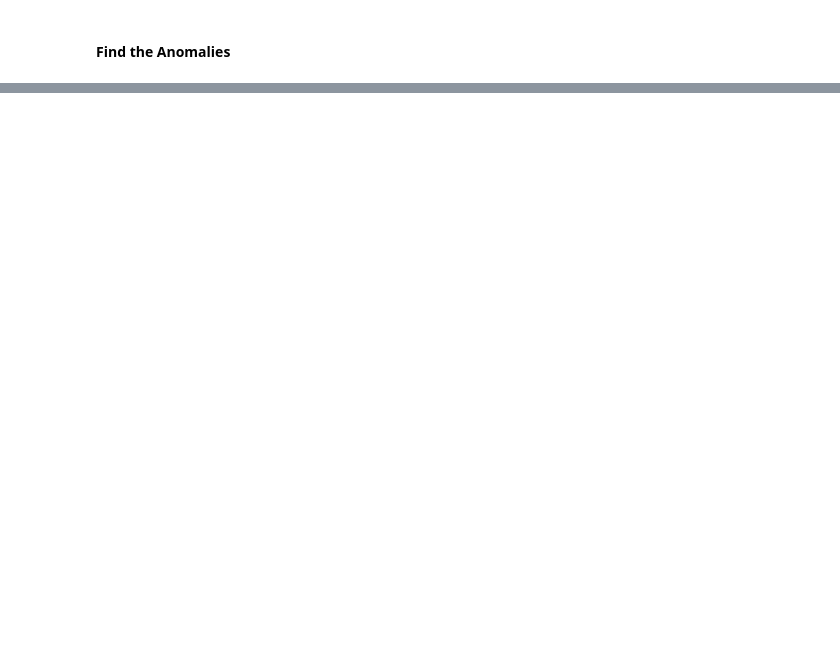
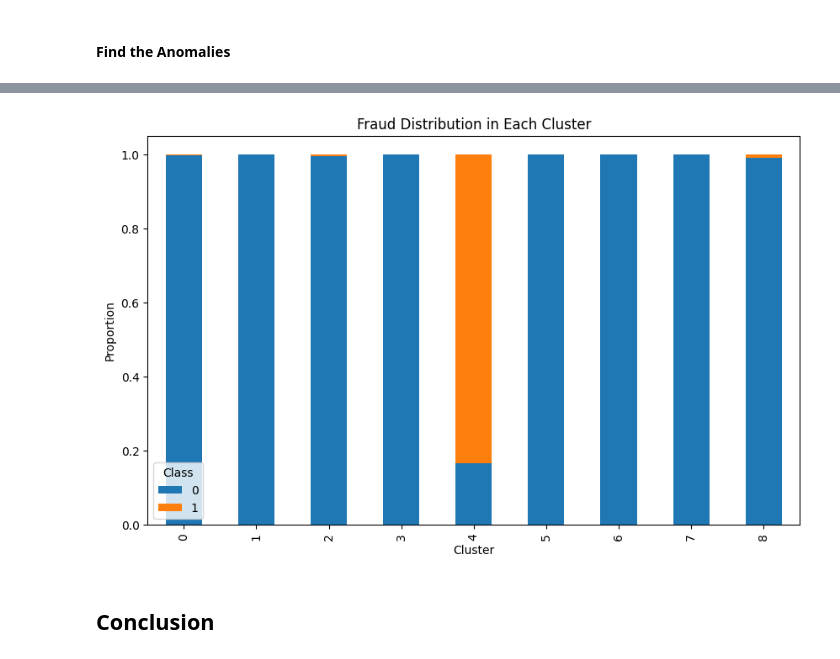
Before and after one commit to mishalkk/AnomalyQuest-Exploring-Novel-Approaches-for-Anomaly-Detection-in-Diverse-Domains, a Jupyter notebook: CrediCardAnomaly/KMeans.ipynb, the cells around one changed output, grey strips where cells are left out. Cells and saved outputs as stored; diff of their text form; code cells hidden in the pictures; blank space fills up the shorter version.

```diff
--- a/CrediCardAnomaly/KMeans.ipynb
+++ b/CrediCardAnomaly/KMeans.ipynb
@@ -318,0 +445,5 @@ weighted avg       1.00      1.00      1.00     28481
+# %%
+optimal_cluster = 9
+
+kmeans = KMeans(n_clusters=optimal_cluster, random_state=42)
+data['Cluster'] = kmeans.fit_predict(scaled_df)
@@ -318,0 +464,4 @@ weighted avg       1.00      1.00      1.00     28481
+# %%
+# Analyze the distribution of the 'Class' in each cluster
+cluster_analysis = data.groupby('Cluster')['Class'].value_counts(normalize=True).unstack()
+print(cluster_analysis)
@@ -318,0 +480,11 @@ weighted avg       1.00      1.00      1.00     28481
+# %%
+# Plot the distribution
+cluster_analysis.plot(kind='bar', stacked=True, figsize=(10, 6))
+plt.title('Fraud Distribution in Each Cluster')
+plt.xlabel('Cluster')
+plt.ylabel('Proportion')
+plt.show()
+# %% [output]
+[figure, added]
+# %% [markdown]
+## Conclusion
```
Also changed, not shown: parts of 33 cells of this notebook, 6 other files.
